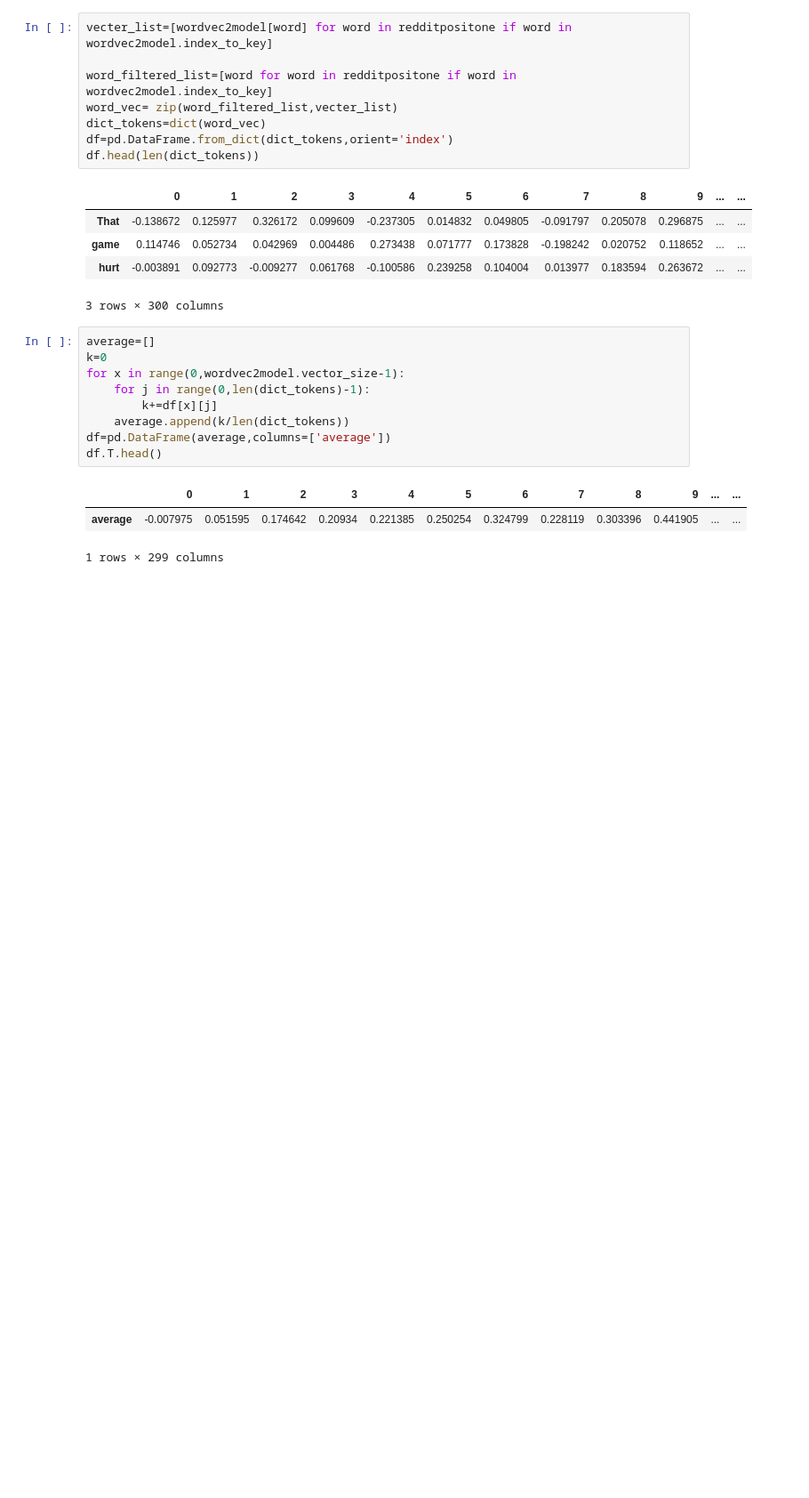
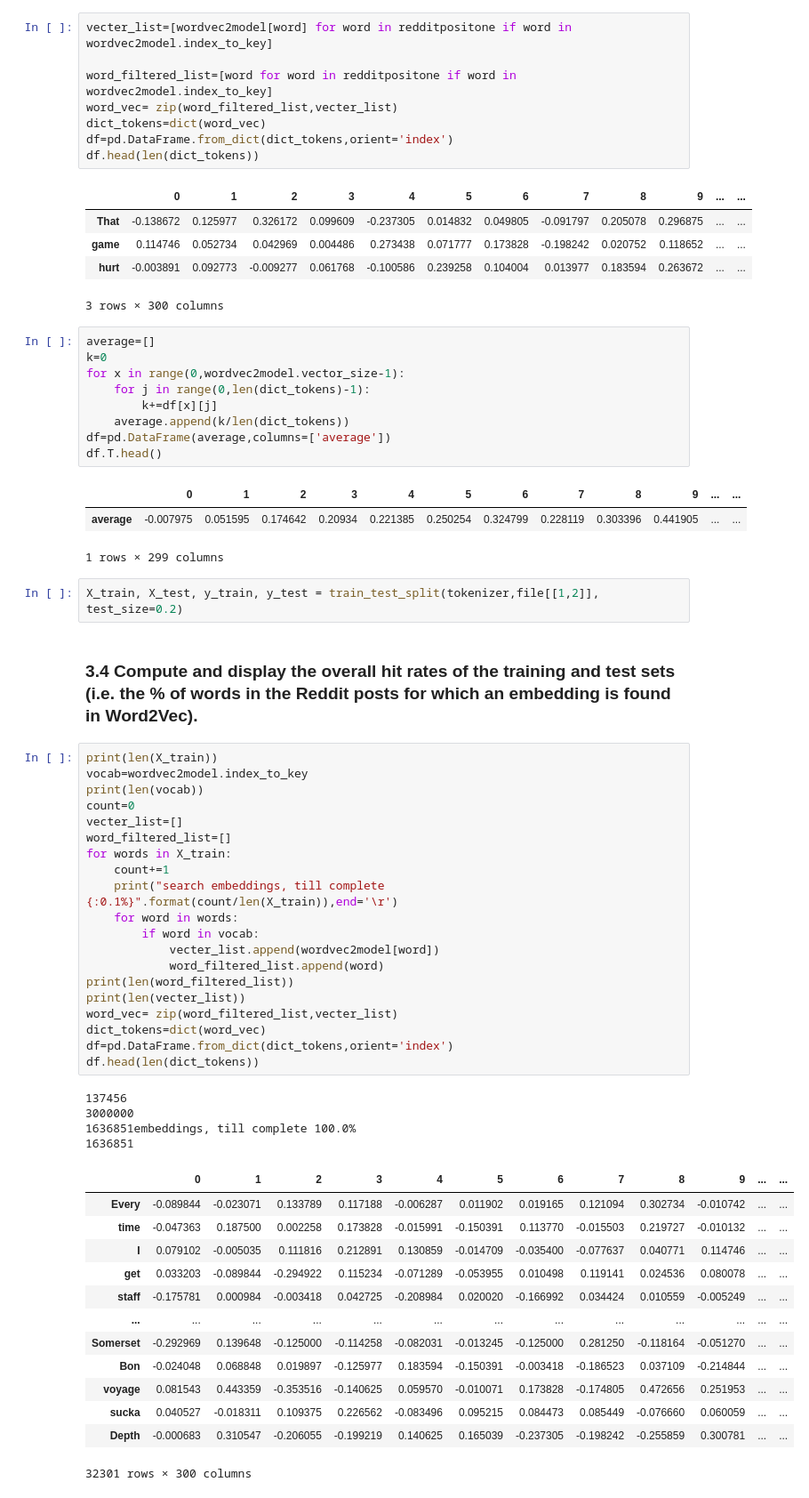
Before and after one commit to Qiantongzhou/comp472_2022_fall_A1, a Jupyter notebook: solution.ipynb, the cells around one changed output. Shown at 89% size. Saved outputs shown, nothing was run; the diff lists cells and outputs as text; blank space fills up the shorter version.

```diff
--- a/solution.ipynb
+++ b/solution.ipynb
@@ -350,3 +350,45 @@ df.T.head()
 |  | 0 | 1 | 2 | 3 | 4 | 5 | 6 | 7 | 8 | 9 | ... | ... |
 | average | -0.007975 | 0.051595 | 0.174642 | 0.20934 | 0.221385 | 0.250254 | 0.324799 | 0.228119 | 0.303396 | 0.441905 | ... | ... |
 1 rows × 299 columns
+# %%
+X_train, X_test, y_train, y_test = train_test_split(tokenizer,file[[1,2]], test_size=0.2)
+# %% [markdown]
+### 3.4 Compute and display the overall hit rates of the training and test sets (i.e. the % of words in the Reddit posts for which an embedding is found in Word2Vec).
+# %%
+print(len(X_train))
+vocab=wordvec2model.index_to_key
+print(len(vocab))
+count=0
+vecter_list=[]
+word_filtered_list=[]
+for words in X_train:
+    count+=1
+    print("search embeddings, till complete {:0.1%}".format(count/len(X_train)),end='\r')
+    for word in words:
+        if word in vocab:
+            vecter_list.append(wordvec2model[word])
+            word_filtered_list.append(word)
+print(len(word_filtered_list))
+print(len(vecter_list))
+word_vec= zip(word_filtered_list,vecter_list)
+dict_tokens=dict(word_vec)
+df=pd.DataFrame.from_dict(dict_tokens,orient='index')
+df.head(len(dict_tokens))
+# %% [output]
+137456
+3000000
+1636851embeddings, till complete 100.0%
+1636851
+|  | 0 | 1 | 2 | 3 | 4 | 5 | 6 | 7 | 8 | 9 | ... | ... |
+| Every | -0.089844 | -0.023071 | 0.133789 | 0.117188 | -0.006287 | 0.011902 | 0.019165 | 0.121094 | 0.302734 | -0.010742 | ... | ... |
+| time | -0.047363 | 0.187500 | 0.002258 | 0.173828 | -0.015991 | -0.150391 | 0.113770 | -0.015503 | 0.219727 | -0.010132 | ... | ... |
+| I | 0.079102 | -0.005035 | 0.111816 | 0.212891 | 0.130859 | -0.014709 | -0.035400 | -0.077637 | 0.040771 | 0.114746 | ... | ... |
+| get | 0.033203 | -0.089844 | -0.294922 | 0.115234 | -0.071289 | -0.053955 | 0.010498 | 0.119141 | 0.024536 | 0.080078 | ... | ... |
+| staff | -0.175781 | 0.000984 | -0.003418 | 0.042725 | -0.208984 | 0.020020 | -0.166992 | 0.034424 | 0.010559 | -0.005249 | ... | ... |
+| ... | ... | ... | ... | ... | ... | ... | ... | ... | ... | ... | ... | ... |
+| Somerset | -0.292969 | 0.139648 | -0.125000 | -0.114258 | -0.082031 | -0.013245 | -0.125000 | 0.281250 | -0.118164 | -0.051270 | ... | ... |
+| Bon | -0.024048 | 0.068848 | 0.019897 | -0.125977 | 0.183594 | -0.150391 | -0.003418 | -0.186523 | 0.037109 | -0.214844 | ... | ... |
+| voyage | 0.081543 | 0.443359 | -0.353516 | -0.140625 | 0.059570 | -0.010071 | 0.173828 | -0.174805 | 0.472656 | 0.251953 | ... | ... |
+| sucka | 0.040527 | -0.018311 | 0.109375 | 0.226562 | -0.083496 | 0.095215 | 0.084473 | 0.085449 | -0.076660 | 0.060059 | ... | ... |
+| Depth | -0.000683 | 0.310547 | -0.206055 | -0.199219 | 0.140625 | 0.165039 | -0.237305 | -0.198242 | -0.255859 | 0.300781 | ... | ... |
+32301 rows × 300 columns
```
Also changed, not shown: parts of 4 cells of this notebook.
